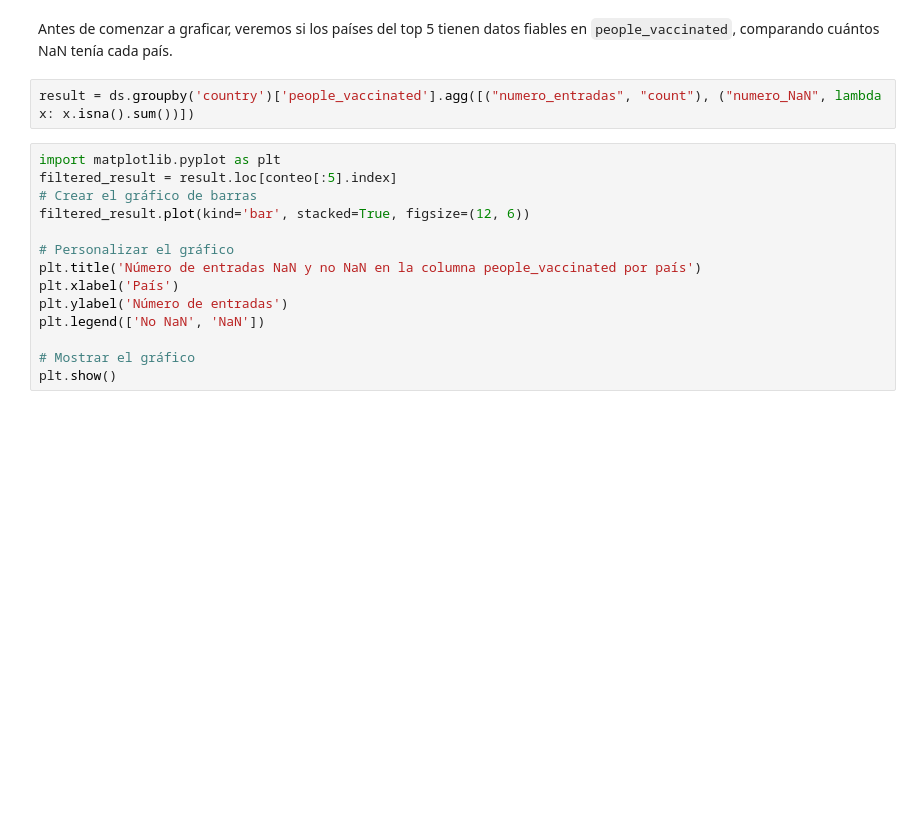
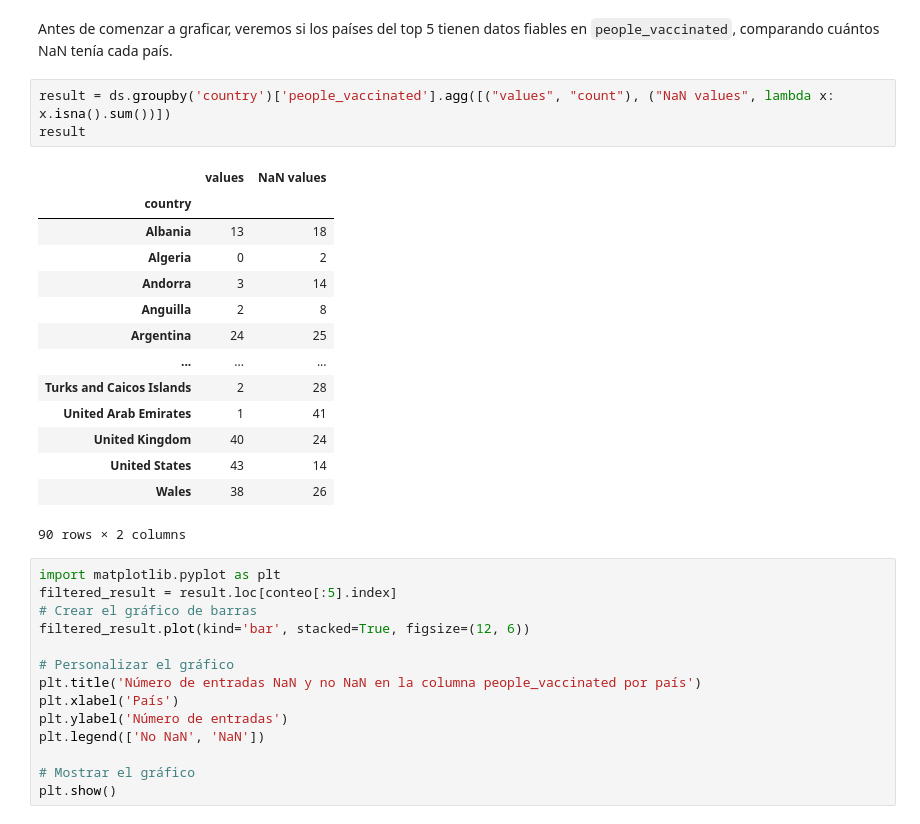
Before and after one commit to CeliaDiazSanchez/Data-Mining, a Jupyter notebook: LAB01_Ana_pruebas.ipynb, the cells around one changed output. Cells and saved outputs as stored; diff of their text form; blank space fills up the shorter version.

```diff
--- a/LAB01_Ana_pruebas.ipynb
+++ b/LAB01_Ana_pruebas.ipynb
@@ -374,7 +374,23 @@ Index(['United Kingdom', 'Israel', 'Russia', 'United States', 'China'], dtype='o
 # %% [markdown]
 Antes de comenzar a graficar, veremos si los países del top 5 tienen datos fiables en `people_vaccinated`, comparando cuántos NaN tenía cada país.
 # %%
-result = ds.groupby('country')['people_vaccinated'].agg([("numero_entradas", "count"), ("numero_NaN", lambda x: x.isna().sum())])
+result = ds.groupby('country')['people_vaccinated'].agg([("values", "count"), ("NaN values", lambda x: x.isna().sum())])
+result
+# %% [output]
+|  | values | NaN values |
+| country |  |  |
+| Albania | 13 | 18 |
+| Algeria | 0 | 2 |
+| Andorra | 3 | 14 |
+| Anguilla | 2 | 8 |
+| Argentina | 24 | 25 |
+| ... | ... | ... |
+| Turks and Caicos Islands | 2 | 28 |
+| United Arab Emirates | 1 | 41 |
+| United Kingdom | 40 | 24 |
+| United States | 43 | 14 |
+| Wales | 38 | 26 |
+90 rows × 2 columns
 # %%
 import matplotlib.pyplot as plt
 filtered_result = result.loc[conteo[:5].index]
```
Also changed, not shown: parts of 4 cells of this notebook.
